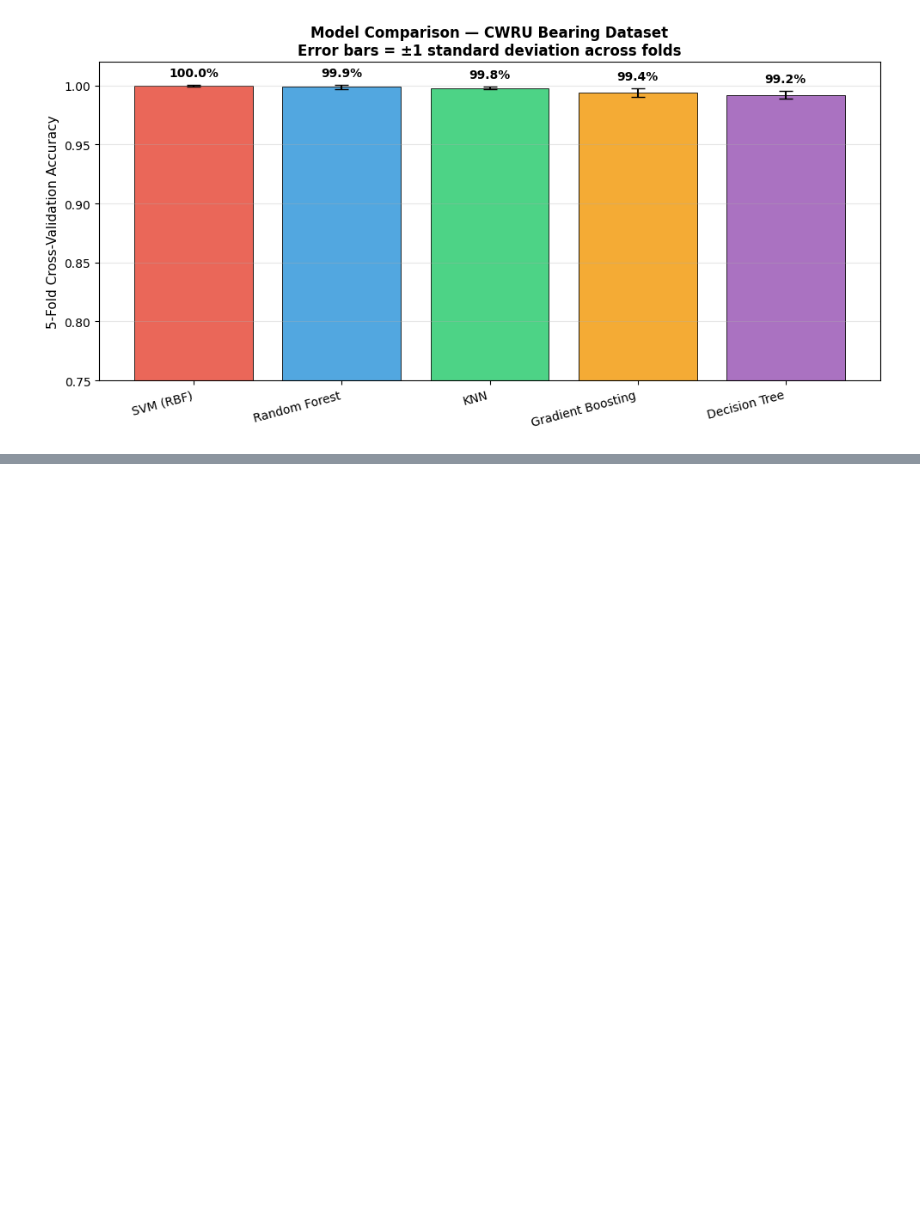
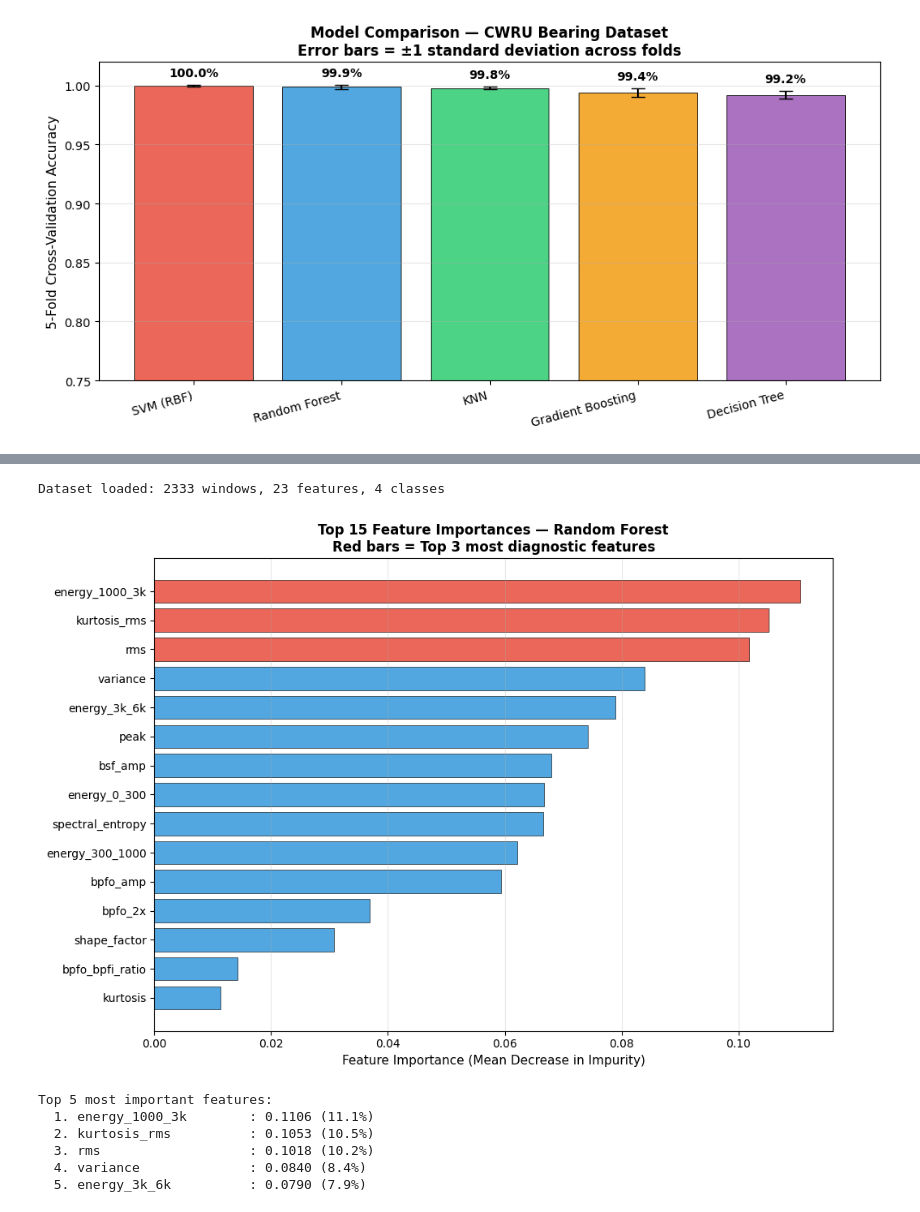
Before and after one commit to ZENITH3009/motor-health-intelligence-system, a Jupyter notebook: notebooks/04_model_training.ipynb, the cells around one changed output, grey strips where cells are left out. Cells and saved outputs as stored; diff of their text form; code cells hidden in the pictures; blank space fills up the shorter version.

```diff
--- a/notebooks/04_model_training.ipynb
+++ b/notebooks/04_model_training.ipynb
@@ -82,0 +122,26 @@ plt.show()
+# %%
+import sys
+if '..' not in sys.path:
+    sys.path.append('..')
+
+from src.model_evaluator import ModelEvaluator
+from src.model_trainer   import ModelTrainer
+
+# 1. Define the trainer and evaluator FIRST so Jupyter knows what they are
+trainer   = ModelTrainer('../data/processed/features_dataset.parquet')
+evaluator = ModelEvaluator()
+
+# 2. NOW run the feature importance plot
+evaluator.plot_feature_importance(
+    feature_names = trainer.get_feature_names(),
+    top_n         = 15
+)
+# %% [output]
+Dataset loaded: 2333 windows, 23 features, 4 classes
+[figure, added]
+Top 5 most important features:
+  1. energy_1000_3k        : 0.1106 (11.1%)
+  2. kurtosis_rms          : 0.1053 (10.5%)
+  3. rms                   : 0.1018 (10.2%)
+  4. variance              : 0.0840 (8.4%)
+  5. energy_3k_6k          : 0.0790 (7.9%)
```
Also changed, not shown: parts of 3 cells of this notebook, 3 other files.
